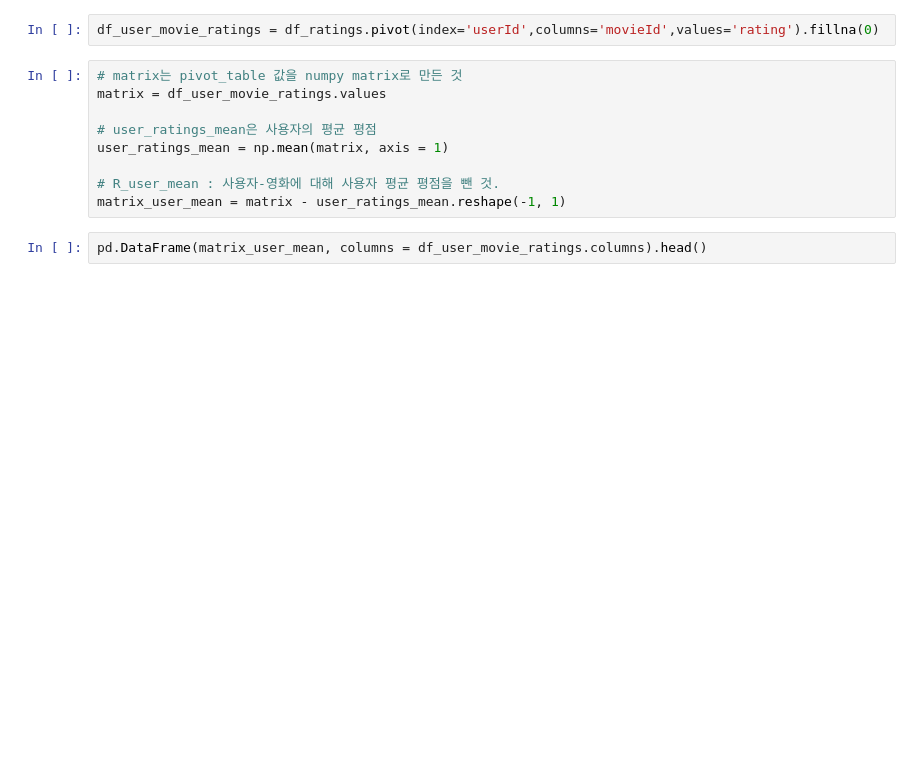
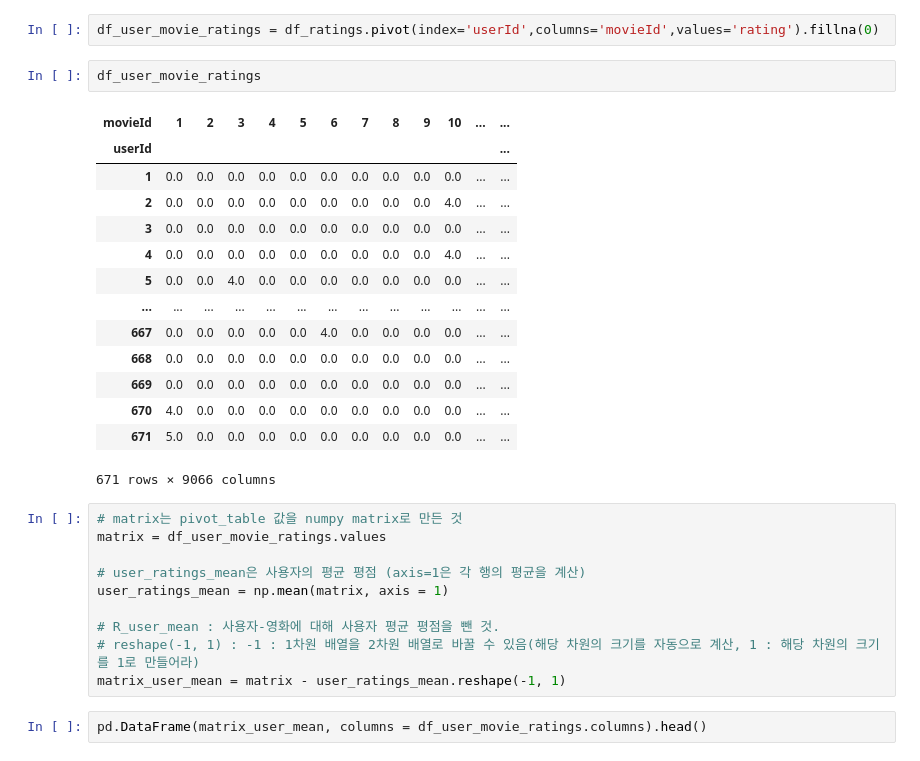
Before and after one commit to pjh09050/Whyout, a Jupyter notebook: SVD.ipynb, the cells around one changed output. Saved outputs shown, nothing was run; the diff lists cells and outputs as text; blank space fills up the shorter version.

```diff
--- a/SVD.ipynb
+++ b/SVD.ipynb
@@ -13,14 +13,32 @@ df_ratings  = pd.read_csv('./test_data/ratings.csv')
 df_movies  = pd.read_csv('./test_data/movies.csv')
 # %%
 df_user_movie_ratings = df_ratings.pivot(index='userId',columns='movieId',values='rating').fillna(0)
+# %%
+df_user_movie_ratings
+# %% [output]
+| movieId | 1 | 2 | 3 | 4 | 5 | 6 | 7 | 8 | 9 | 10 | ... | ... |
+| userId |  |  |  |  |  |  |  |  |  |  |  | ... |
+| 1 | 0.0 | 0.0 | 0.0 | 0.0 | 0.0 | 0.0 | 0.0 | 0.0 | 0.0 | 0.0 | ... | ... |
+| 2 | 0.0 | 0.0 | 0.0 | 0.0 | 0.0 | 0.0 | 0.0 | 0.0 | 0.0 | 4.0 | ... | ... |
+| 3 | 0.0 | 0.0 | 0.0 | 0.0 | 0.0 | 0.0 | 0.0 | 0.0 | 0.0 | 0.0 | ... | ... |
+| 4 | 0.0 | 0.0 | 0.0 | 0.0 | 0.0 | 0.0 | 0.0 | 0.0 | 0.0 | 4.0 | ... | ... |
+| 5 | 0.0 | 0.0 | 4.0 | 0.0 | 0.0 | 0.0 | 0.0 | 0.0 | 0.0 | 0.0 | ... | ... |
+| ... | ... | ... | ... | ... | ... | ... | ... | ... | ... | ... | ... | ... |
+| 667 | 0.0 | 0.0 | 0.0 | 0.0 | 0.0 | 4.0 | 0.0 | 0.0 | 0.0 | 0.0 | ... | ... |
+| 668 | 0.0 | 0.0 | 0.0 | 0.0 | 0.0 | 0.0 | 0.0 | 0.0 | 0.0 | 0.0 | ... | ... |
+| 669 | 0.0 | 0.0 | 0.0 | 0.0 | 0.0 | 0.0 | 0.0 | 0.0 | 0.0 | 0.0 | ... | ... |
+| 670 | 4.0 | 0.0 | 0.0 | 0.0 | 0.0 | 0.0 | 0.0 | 0.0 | 0.0 | 0.0 | ... | ... |
+| 671 | 5.0 | 0.0 | 0.0 | 0.0 | 0.0 | 0.0 | 0.0 | 0.0 | 0.0 | 0.0 | ... | ... |
+671 rows × 9066 columns
 # %%
 # matrix는 pivot_table 값을 numpy matrix로 만든 것
 matrix = df_user_movie_ratings.values
 
-# user_ratings_mean은 사용자의 평균 평점
+# user_ratings_mean은 사용자의 평균 평점 (axis=1은 각 행의 평균을 계산)
 user_ratings_mean = np.mean(matrix, axis = 1)
 
 # R_user_mean : 사용자-영화에 대해 사용자 평균 평점을 뺀 것.
+# reshape(-1, 1) : -1 : 1차원 배열을 2차원 배열로 바꿀 수 있음(해당 차원의 크기를 자동으로 계산, 1 : 해당 차원의 크기를 1로 만들어라)
 matrix_user_mean = matrix - user_ratings_mean.reshape(-1, 1)
 # %%
 pd.DataFrame(matrix_user_mean, columns = df_user_movie_ratings.columns).head()
```
Also changed, not shown: parts of 8 cells of this notebook, 4 other files.
